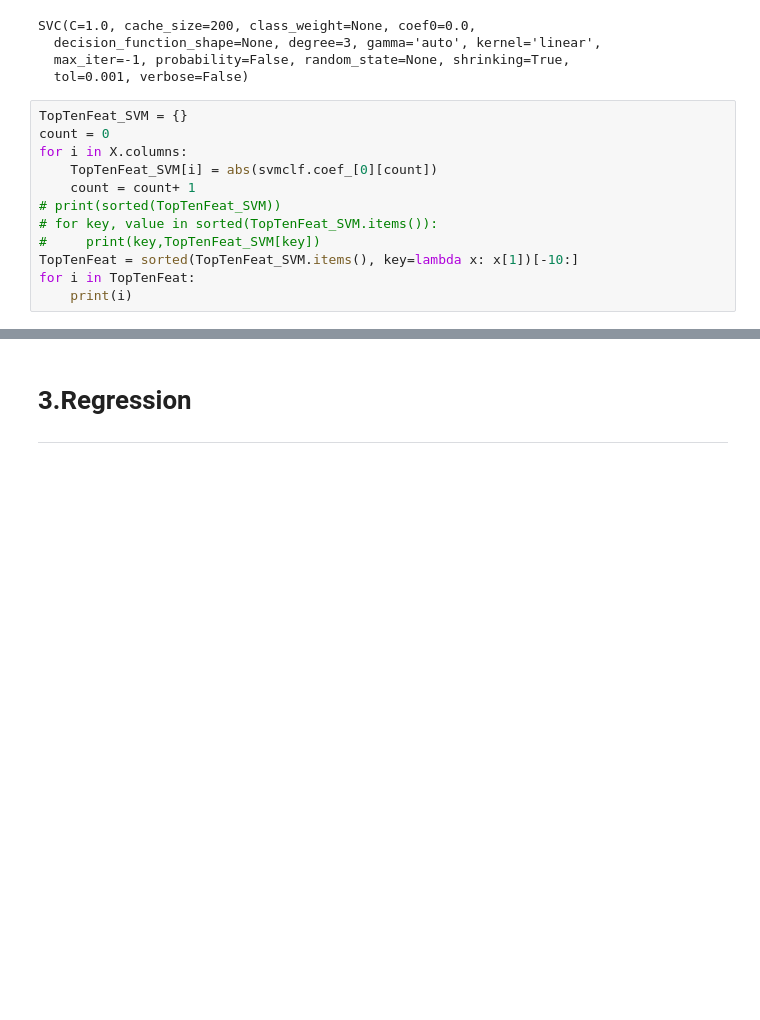
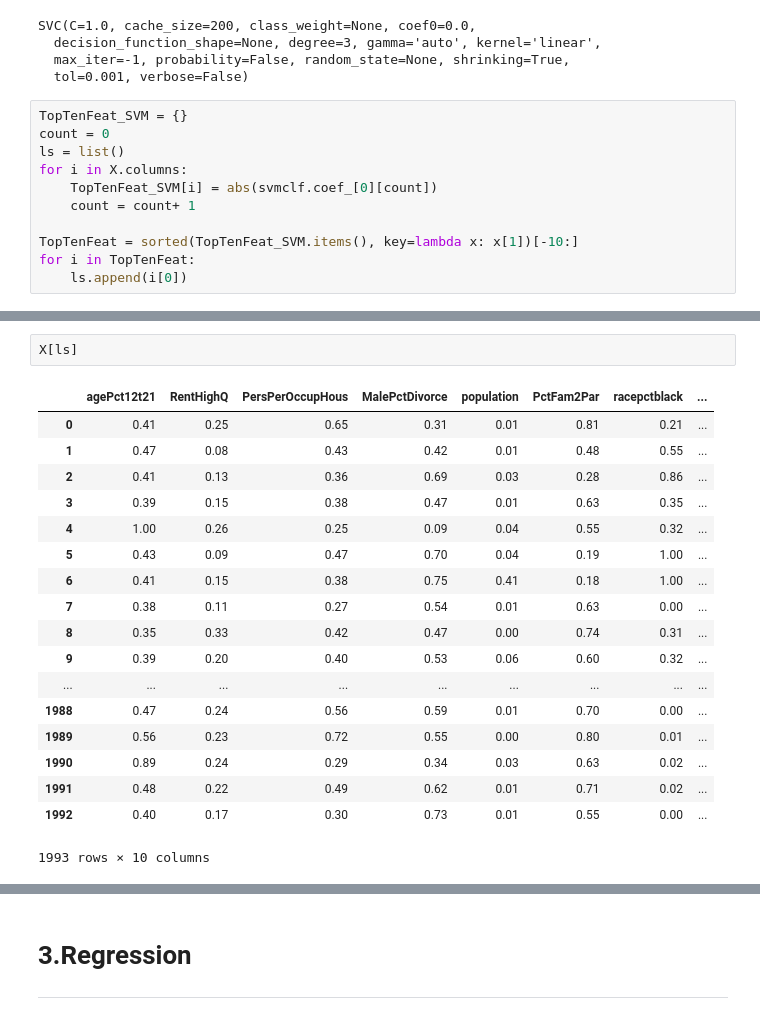
Before and after one commit to ChesterHsieh/CS-584-ML-final-project, a Jupyter notebook: DecisionTree.ipynb, the cells around one changed output, grey strips where cells are left out. Drawn from its saved outputs; the diff is of its cells as text; blank space fills up the shorter version.

```diff
--- a/DecisionTree.ipynb
+++ b/DecisionTree.ipynb
@@ -252,12 +293,11 @@ SVC(C=1.0, cache_size=200, class_weight=None, coef0=0.0,
 # %%
 TopTenFeat_SVM = {}
 count = 0
+ls = list()
 for i in X.columns:
     TopTenFeat_SVM[i] = abs(svmclf.coef_[0][count])
     count = count+ 1
-# print(sorted(TopTenFeat_SVM))
-# for key, value in sorted(TopTenFeat_SVM.items()):
-#     print(key,TopTenFeat_SVM[key])
+
 TopTenFeat = sorted(TopTenFeat_SVM.items(), key=lambda x: x[1])[-10:]
 for i in TopTenFeat:
-    print(i)
+    ls.append(i[0])
@@ -274,0 +317,21 @@ for i in TopTenFeat:
+# %%
+X[ls]
+# %% [output]
+|  | agePct12t21 | RentHighQ | PersPerOccupHous | MalePctDivorce | population | PctFam2Par | racepctblack | ... |
+| 0 | 0.41 | 0.25 | 0.65 | 0.31 | 0.01 | 0.81 | 0.21 | ... |
+| 1 | 0.47 | 0.08 | 0.43 | 0.42 | 0.01 | 0.48 | 0.55 | ... |
+| 2 | 0.41 | 0.13 | 0.36 | 0.69 | 0.03 | 0.28 | 0.86 | ... |
+| 3 | 0.39 | 0.15 | 0.38 | 0.47 | 0.01 | 0.63 | 0.35 | ... |
+| 4 | 1.00 | 0.26 | 0.25 | 0.09 | 0.04 | 0.55 | 0.32 | ... |
+| 5 | 0.43 | 0.09 | 0.47 | 0.70 | 0.04 | 0.19 | 1.00 | ... |
+| 6 | 0.41 | 0.15 | 0.38 | 0.75 | 0.41 | 0.18 | 1.00 | ... |
+| 7 | 0.38 | 0.11 | 0.27 | 0.54 | 0.01 | 0.63 | 0.00 | ... |
+| 8 | 0.35 | 0.33 | 0.42 | 0.47 | 0.00 | 0.74 | 0.31 | ... |
+| 9 | 0.39 | 0.20 | 0.40 | 0.53 | 0.06 | 0.60 | 0.32 | ... |
+| ... | ... | ... | ... | ... | ... | ... | ... | ... |
+| 1988 | 0.47 | 0.24 | 0.56 | 0.59 | 0.01 | 0.70 | 0.00 | ... |
+| 1989 | 0.56 | 0.23 | 0.72 | 0.55 | 0.00 | 0.80 | 0.01 | ... |
+| 1990 | 0.89 | 0.24 | 0.29 | 0.34 | 0.03 | 0.63 | 0.02 | ... |
+| 1991 | 0.48 | 0.22 | 0.49 | 0.62 | 0.01 | 0.71 | 0.02 | ... |
+| 1992 | 0.40 | 0.17 | 0.30 | 0.73 | 0.01 | 0.55 | 0.00 | ... |
+1993 rows × 10 columns
```
Also changed, not shown: parts of 62 cells of this notebook.
